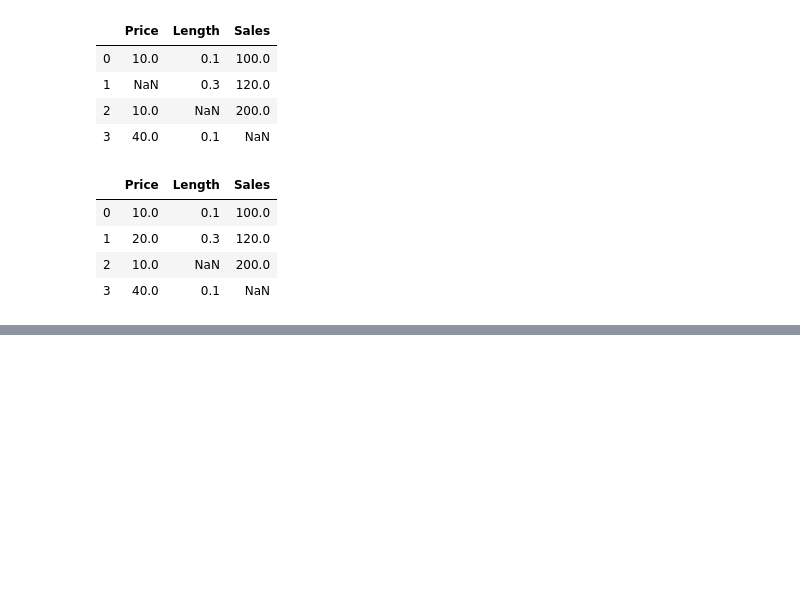
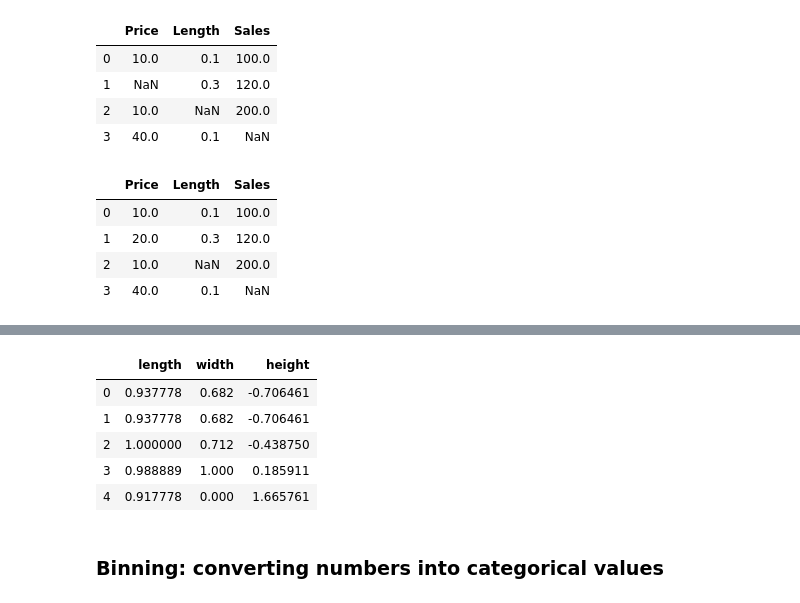
Before and after one commit to hahafael/IBM-s_data_science_course, a Jupyter notebook: Module 2 - Data Wrangling.ipynb, the cells around one changed output, grey strips where cells are left out. Drawn from its saved outputs; the diff is of its cells as text; code cells hidden in the pictures; blank space fills up the shorter version.

```diff
--- a/Module 2 - Data Wrangling.ipynb
+++ b/Module 2 - Data Wrangling.ipynb
@@ -169,0 +263,15 @@ df
+# %%
+#Applying the z_score
+
+norm_df["height"] = (norm_df["height"] -norm_df["height"].mean())/norm_df["height"].std()
+
+norm_df
+# %% [output]
+|  | length | width | height |
+| 0 | 0.937778 | 0.682 | -0.706461 |
+| 1 | 0.937778 | 0.682 | -0.706461 |
+| 2 | 1.000000 | 0.712 | -0.438750 |
+| 3 | 0.988889 | 1.000 | 0.185911 |
+| 4 | 0.917778 | 0.000 | 1.665761 |
+# %% [markdown]
+### Binning: converting numbers into categorical values
```
Also changed, not shown: parts of 11 cells of this notebook.
